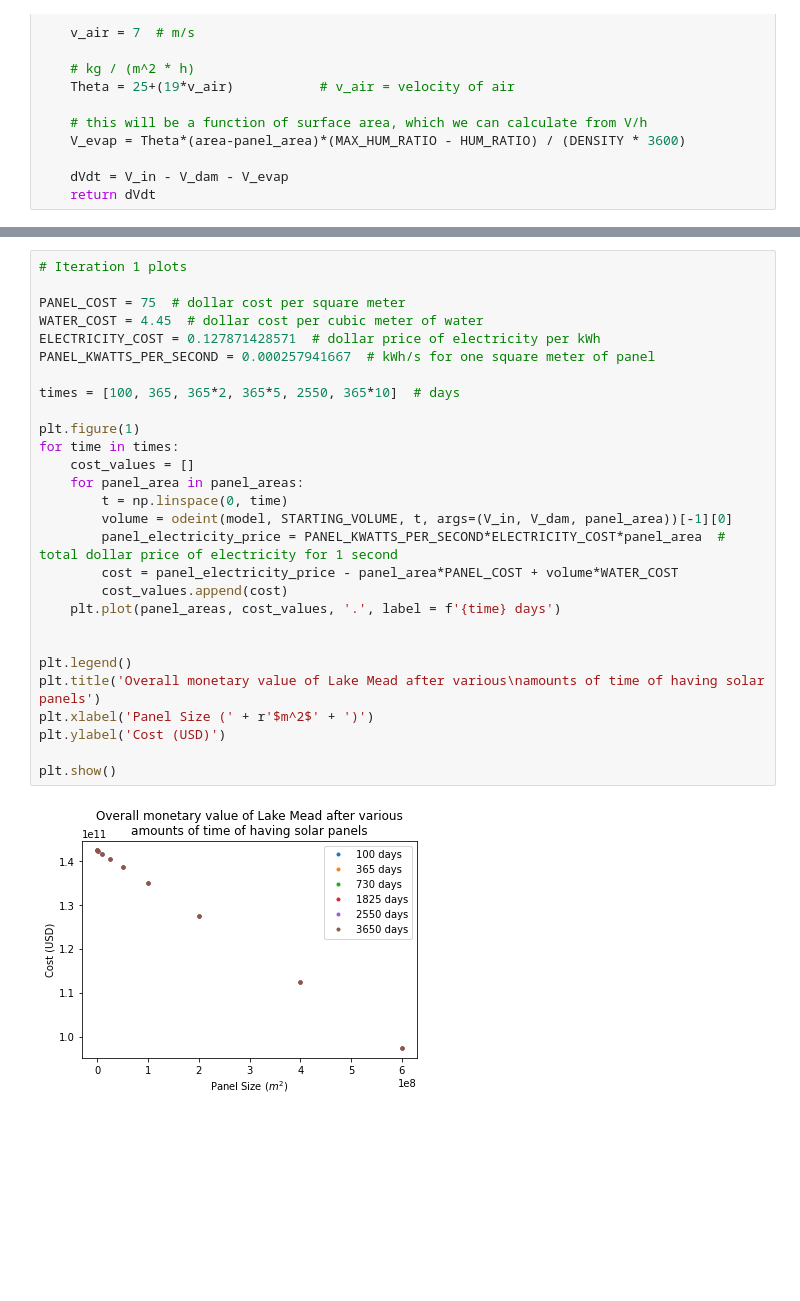
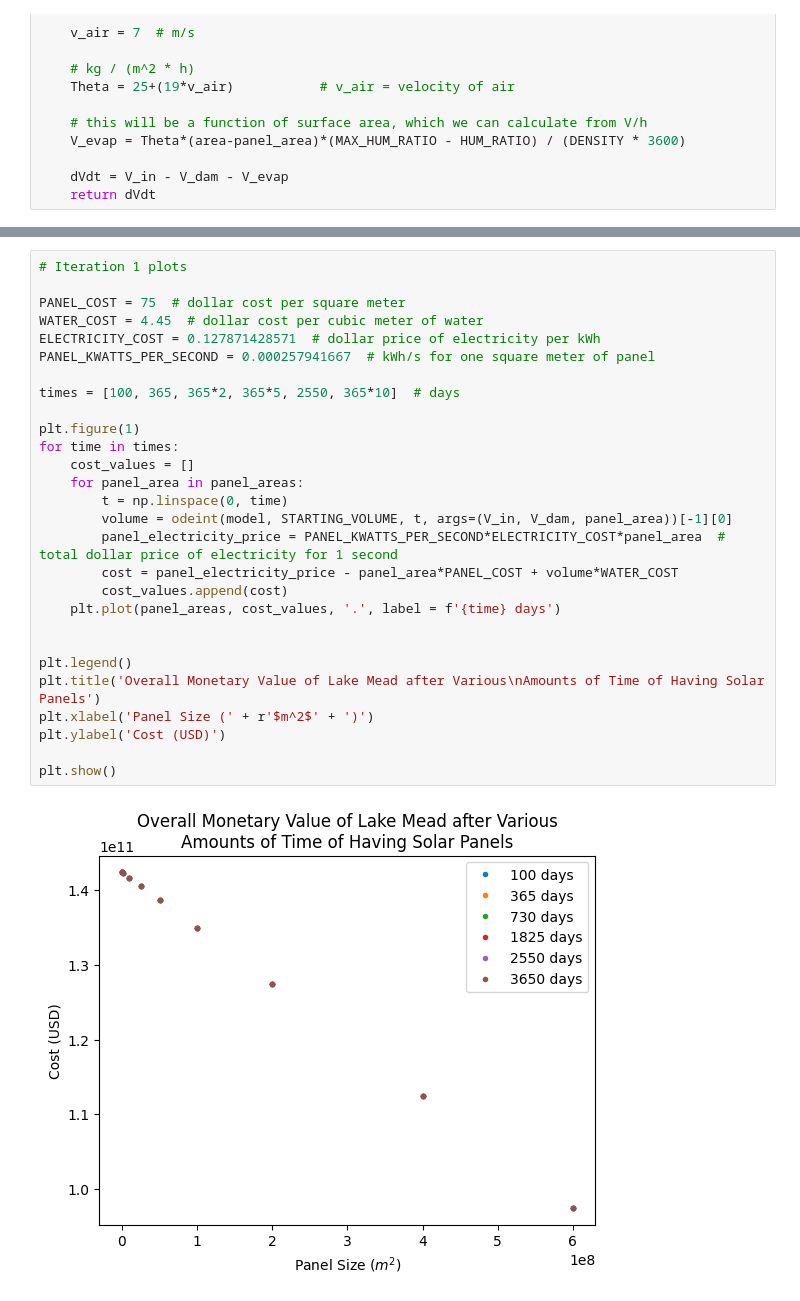
Before and after one commit to ljiang09/Floatovoltaics, a Jupyter notebook: qea3_report.ipynb, the cells around one changed output, grey strips where cells are left out. Drawn from its saved outputs; the diff is of its cells as text; blank space fills up the shorter version.

```diff
--- a/qea3_report.ipynb
+++ b/qea3_report.ipynb
@@ -137,30 +181,30 @@ The first iteration models the input as the flow rate of the Colorado River and
 # %%
 # Iteration 1 plots
 
 PANEL_COST = 75  # dollar cost per square meter
 WATER_COST = 4.45  # dollar cost per cubic meter of water
 ELECTRICITY_COST = 0.127871428571  # dollar price of electricity per kWh
 PANEL_KWATTS_PER_SECOND = 0.000257941667  # kWh/s for one square meter of panel
 
 times = [100, 365, 365*2, 365*5, 2550, 365*10]  # days
 
 plt.figure(1)
 for time in times:
     cost_values = []
     for panel_area in panel_areas:
         t = np.linspace(0, time)
         volume = odeint(model, STARTING_VOLUME, t, args=(V_in, V_dam, panel_area))[-1][0]
         panel_electricity_price = PANEL_KWATTS_PER_SECOND*ELECTRICITY_COST*panel_area  # total dollar price of electricity for 1 second
         cost = panel_electricity_price - panel_area*PANEL_COST + volume*WATER_COST
         cost_values.append(cost)
     plt.plot(panel_areas, cost_values, '.', label = f'{time} days')
 
 
 plt.legend()
-plt.title('Overall monetary value of Lake Mead after various\namounts of time of having solar panels')
+plt.title('Overall Monetary Value of Lake Mead after Various\nAmounts of Time of Having Solar Panels')
 plt.xlabel('Panel Size (' + r'$m^2$' + ')')
 plt.ylabel('Cost (USD)')
 
 plt.show()
 # %% [output]
-[figure, old version]
+[figure, new version]
```
Also changed, not shown: parts of 20 cells of this notebook.
